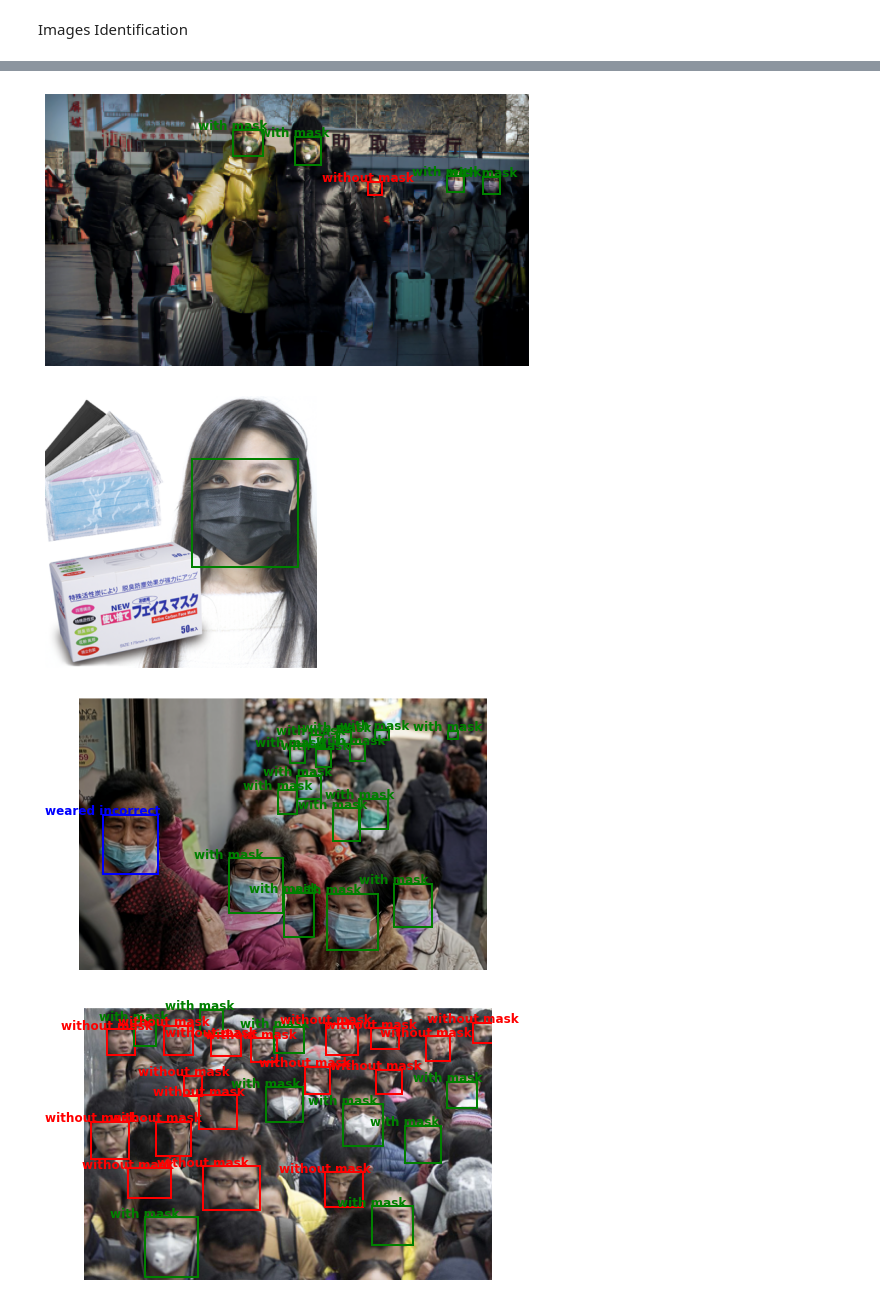
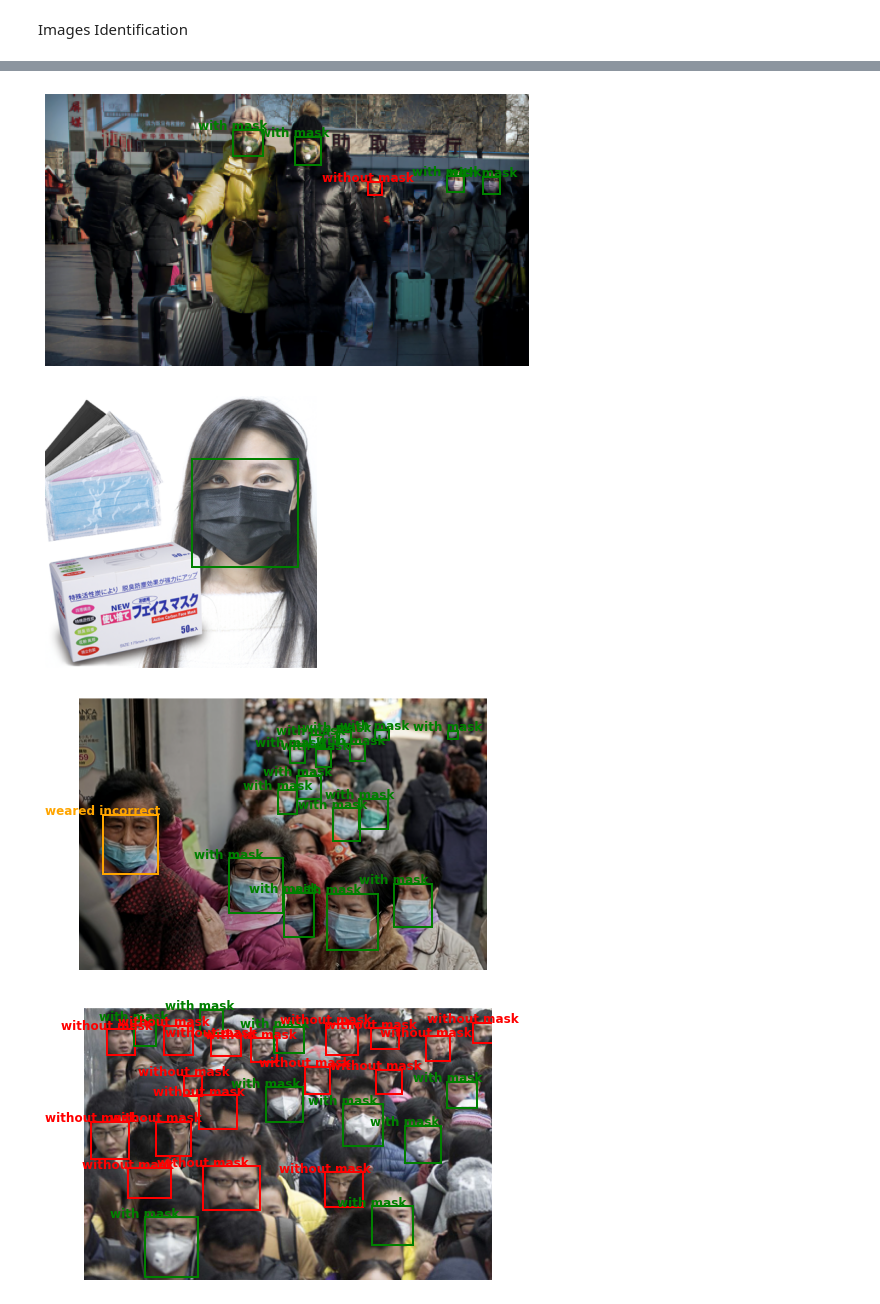
Before and after one commit to cveatt/ml_course_onseo, a Jupyter notebook: mask EDA.ipynb, the cells around one changed output, grey strips where cells are left out. Saved outputs shown, nothing was run; the diff lists cells and outputs as text; code cells hidden in the pictures.

```diff
--- a/mask EDA.ipynb
+++ b/mask EDA.ipynb
@@ -58,5 +77,5 @@ plt.show()
 # %%
 fig, ax = plt.subplots(figsize = (12, 6))
-ax = plt.bar(Items, list(values), color=['red', 'green', 'blue'])
+ax = plt.bar(Items, list(values), color=['red', 'green', 'orange'])
 plt.show()
 # %% [output]
@@ -77,42 +112,42 @@ def face_check(img):
             #with_mask
             if temp[i]['name'] == 'with_mask':
                 x, y, w, h = list(map(int, temp[i]['bndbox'].values()))
-                mpatch = mpatches.Rectangle((x, y), w - x, h - y, edgecolor='g', facecolor='none', lw=2,)
+                mpatch = mpatches.Rectangle((x, y), w - x, h - y, edgecolor='green', facecolor='none', lw=2,)
                 ax.add_patch(mpatch)
                 rx, ry = mpatch.get_xy()
                 ax.annotate('with mask', (rx, ry), color='green', weight='bold', fontsize=12, ha='center', va='baseline')
             #without_mask
             if temp[i]['name'] == 'without_mask':
                 x, y, w, h = list(map(int, temp[i]['bndbox'].values()))
-                mpatch = mpatches.Rectangle((x, y), w - x, h - y, linewidth=1, edgecolor='r', facecolor='none', lw=2,)
+                mpatch = mpatches.Rectangle((x, y), w - x, h - y, edgecolor='red', facecolor='none', lw=2,)
                 ax.add_patch(mpatch)
                 rx, ry = mpatch.get_xy()
                 ax.annotate('without mask', (rx, ry), color='red', weight='bold', fontsize=12, ha='center', va='baseline')
             #mask_weared_incorrect
             if temp[i]['name'] == 'mask_weared_incorrect':
                 x, y, w, h = list(map(int, temp[i]['bndbox'].values()))
-                mpatch = mpatches.Rectangle((x, y), w - x, h - y, edgecolor='b', facecolor='none', lw=2,)
+                mpatch = mpatches.Rectangle((x, y), w - x, h - y, edgecolor='orange', facecolor='none', lw=2,)
                 ax.add_patch(mpatch)
                 rx, ry = mpatch.get_xy()
-                ax.annotate('weared incorrect', (rx, ry), color='blue', weight='bold', fontsize=12, ha='center', va='baseline')
+                ax.annotate('weared incorrect', (rx, ry), color='orange', weight='bold', fontsize=12, ha='center', va='baseline')
     else:
         x, y, w, h = list(map(int, temp['bndbox'].values()))
-        edgecolor = {'with_mask': 'g', 'without_mask': 'r', 'mask_weared_incorrect': 'b'}
+        edgecolor = {'with_mask': 'green', 'without_mask': 'red', 'mask_weared_incorrect': 'orange'}
         mpatch = mpatches.Rectangle((x, y), w - x, h - y, lw=2, edgecolor = edgecolor[temp['name']], facecolor='none',)
     ax.imshow(image)
     ax.add_patch(mpatch)
 
 func_img = img_names.copy()
 for i in range(5, 15):
     face_check(func_img[i])
 # %% [output]
 [figure]
 [figure]
 [figure]
 [figure]
 [figure]
 [figure]
 [figure]
 [figure]
-[figure, old version]
+[figure, new version]
 [figure]
```
Also changed, not shown: parts of 17 cells of this notebook, 5 other files.
